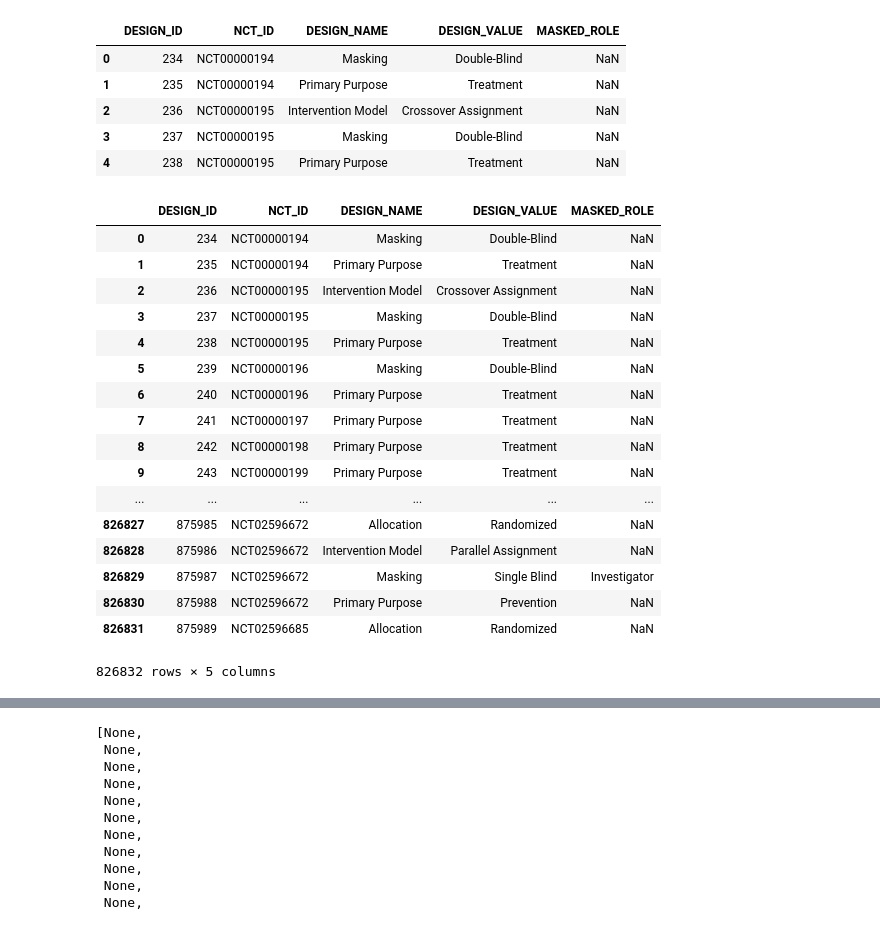
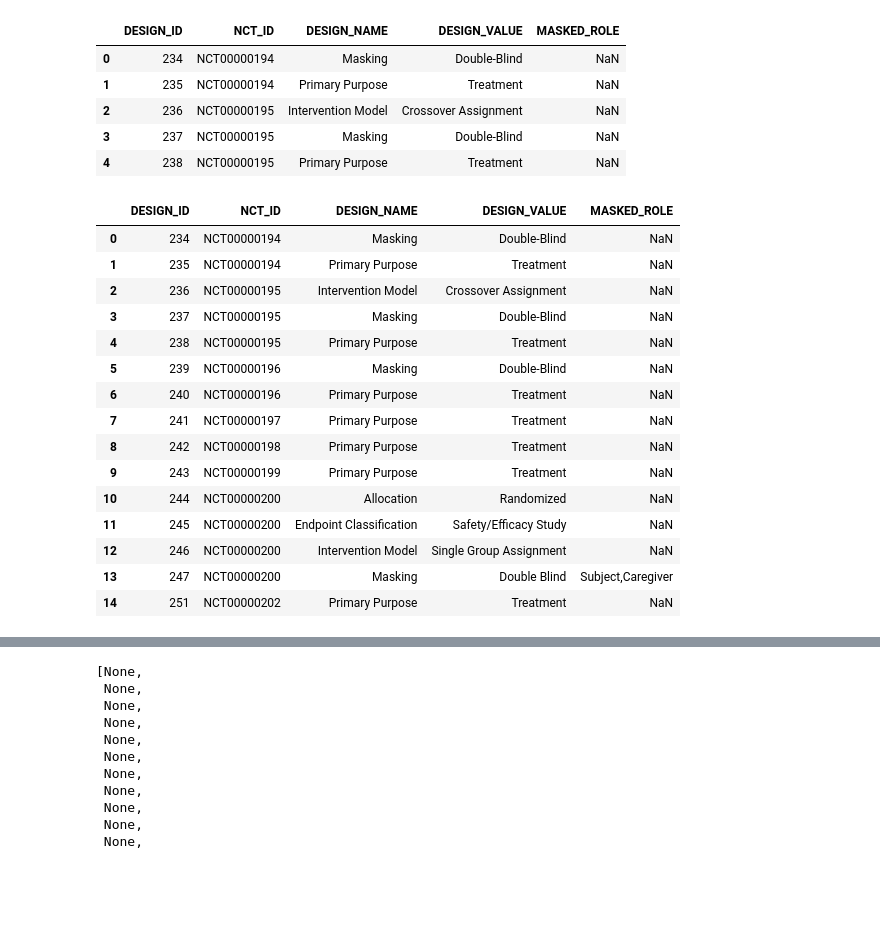
Before and after one commit to szeitlin/clinicaltrials, a Jupyter notebook: 07082016_initial_eda.ipynb, the cells around one changed output, grey strips where cells are left out. Saved outputs shown, nothing was run; the diff lists cells and outputs as text; code cells hidden in the pictures; blank space fills up the shorter version.

```diff
--- a/07082016_initial_eda.ipynb
+++ b/07082016_initial_eda.ipynb
@@ -322,26 +325,24 @@ designs.head()
 | 3 | 237 | NCT00000195 | Masking | Double-Blind | NaN |
 | 4 | 238 | NCT00000195 | Primary Purpose | Treatment | NaN |
 # %%
-designs
+designs[0:15]
 # %% [output]
 |  | DESIGN_ID | NCT_ID | DESIGN_NAME | DESIGN_VALUE | MASKED_ROLE |
 | 0 | 234 | NCT00000194 | Masking | Double-Blind | NaN |
 | 1 | 235 | NCT00000194 | Primary Purpose | Treatment | NaN |
 | 2 | 236 | NCT00000195 | Intervention Model | Crossover Assignment | NaN |
 | 3 | 237 | NCT00000195 | Masking | Double-Blind | NaN |
 | 4 | 238 | NCT00000195 | Primary Purpose | Treatment | NaN |
 | 5 | 239 | NCT00000196 | Masking | Double-Blind | NaN |
 | 6 | 240 | NCT00000196 | Primary Purpose | Treatment | NaN |
 | 7 | 241 | NCT00000197 | Primary Purpose | Treatment | NaN |
 | 8 | 242 | NCT00000198 | Primary Purpose | Treatment | NaN |
 | 9 | 243 | NCT00000199 | Primary Purpose | Treatment | NaN |
-| ... | ... | ... | ... | ... | ... |
-| 826827 | 875985 | NCT02596672 | Allocation | Randomized | NaN |
-| 826828 | 875986 | NCT02596672 | Intervention Model | Parallel Assignment | NaN |
-| 826829 | 875987 | NCT02596672 | Masking | Single Blind | Investigator |
-| 826830 | 875988 | NCT02596672 | Primary Purpose | Prevention | NaN |
-| 826831 | 875989 | NCT02596685 | Allocation | Randomized | NaN |
+| 10 | 244 | NCT00000200 | Allocation | Randomized | NaN |
+| 11 | 245 | NCT00000200 | Endpoint Classification | Safety/Efficacy Study | NaN |
+| 12 | 246 | NCT00000200 | Intervention Model | Single Group Assignment | NaN |
+| 13 | 247 | NCT00000200 | Masking | Double Blind | Subject,Caregiver |
+| 14 | 251 | NCT00000202 | Primary Purpose | Treatment | NaN |
-826832 rows × 5 columns
 # %%
 events = pd.read_csv('reported_event_ctgy.txt', sep='|')
 events.head()
```
Also changed, not shown: parts of 24 cells of this notebook, 1 other file.
